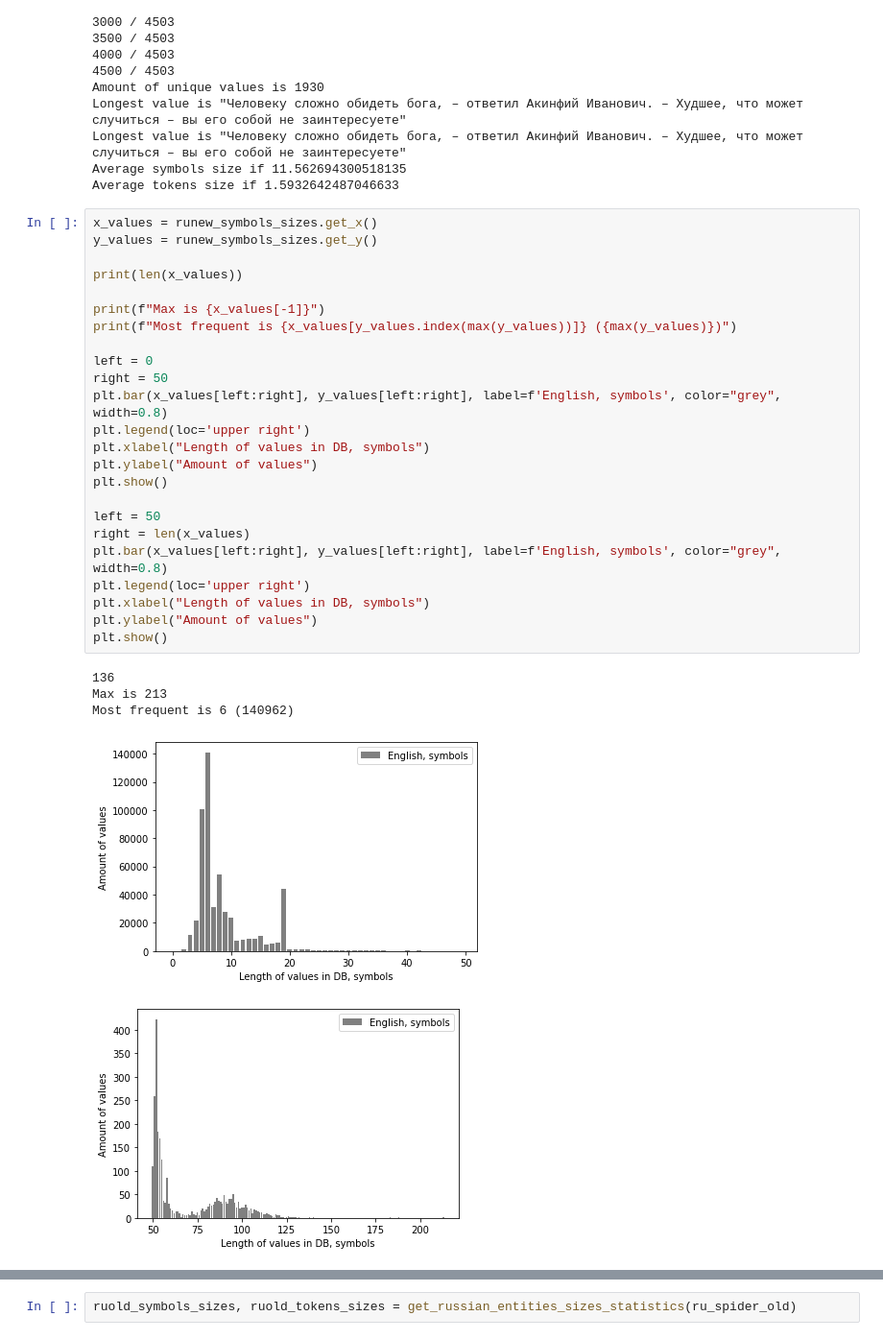
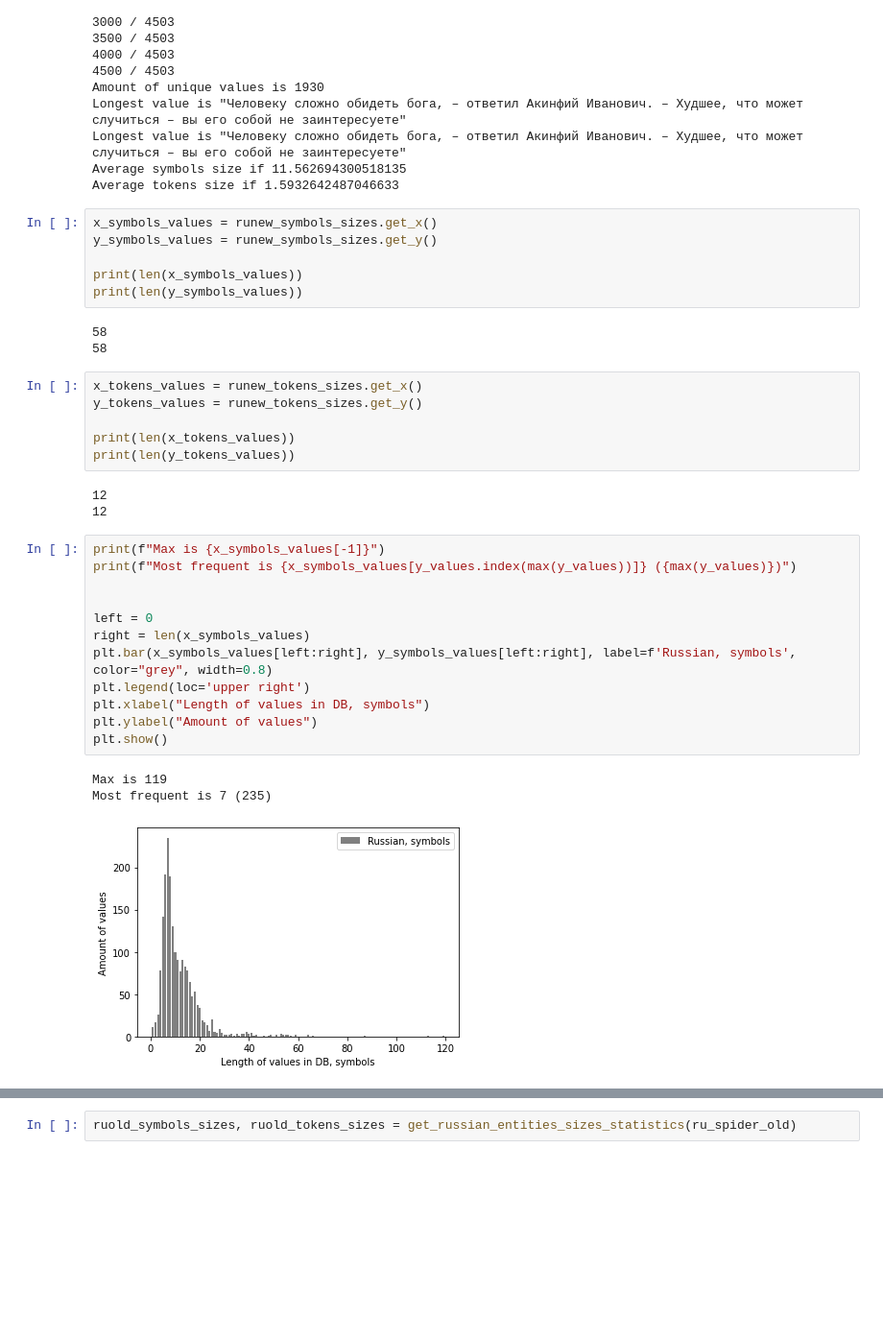
Before and after one commit to dmi3eva/araneae, a Jupyter notebook: notebooks/entities_sizes.ipynb, the cells around one changed output, grey strips where cells are left out. Shown: that part at 96% size. Cells and saved outputs as stored; diff of their text form; blank space fills up the shorter version.

Commit message:
ADD: entities_sizes in tokens

```diff
--- a/notebooks/entities_sizes.ipynb
+++ b/notebooks/entities_sizes.ipynb
@@ -222,33 +285,37 @@ Longest value is "Человеку сложно обидеть бога, – о
 Longest value is "Человеку сложно обидеть бога, – ответил Акинфий Иванович. – Худшее, что может случиться – вы его собой не заинтересуете"
 Average symbols size if 11.562694300518135
 Average tokens size if 1.5932642487046633
+# %%
+x_symbols_values = runew_symbols_sizes.get_x()
+y_symbols_values = runew_symbols_sizes.get_y()
+
+print(len(x_symbols_values))
+print(len(y_symbols_values))
+# %% [output]
+58
+58
+# %%
+x_tokens_values = runew_tokens_sizes.get_x()
+y_tokens_values = runew_tokens_sizes.get_y()
+
+print(len(x_tokens_values))
+print(len(y_tokens_values))
+# %% [output]
+12
+12
 # %%
-x_values = runew_symbols_sizes.get_x()
-y_values = runew_symbols_sizes.get_y()
+print(f"Max is {x_symbols_values[-1]}")
+print(f"Most frequent is {x_symbols_values[y_values.index(max(y_values))]} ({max(y_values)})")
 
-print(len(x_values))
-
-print(f"Max is {x_values[-1]}")
-print(f"Most frequent is {x_values[y_values.index(max(y_values))]} ({max(y_values)})")
 
 left = 0
-right = 50
-plt.bar(x_values[left:right], y_values[left:right], label=f'English, symbols', color="grey", width=0.8)
+right = len(x_symbols_values)
+plt.bar(x_symbols_values[left:right], y_symbols_values[left:right], label=f'Russian, symbols', color="grey", width=0.8)
 plt.legend(loc='upper right')
 plt.xlabel("Length of values in DB, symbols")
 plt.ylabel("Amount of values")
 plt.show()
-
-left = 50
-right = len(x_values)
-plt.bar(x_values[left:right], y_values[left:right], label=f'English, symbols', color="grey", width=0.8)
-plt.legend(loc='upper right')
-plt.xlabel("Length of values in DB, symbols")
-plt.ylabel("Amount of values")
-plt.show()
 # %% [output]
-136
-Max is 213
-Most frequent is 6 (140962)
+Max is 119
+Most frequent is 7 (235)
-[figure, old version]
+[figure, new version]
-[figure, removed]
```
Also changed, not shown: parts of 6 cells of this notebook.
